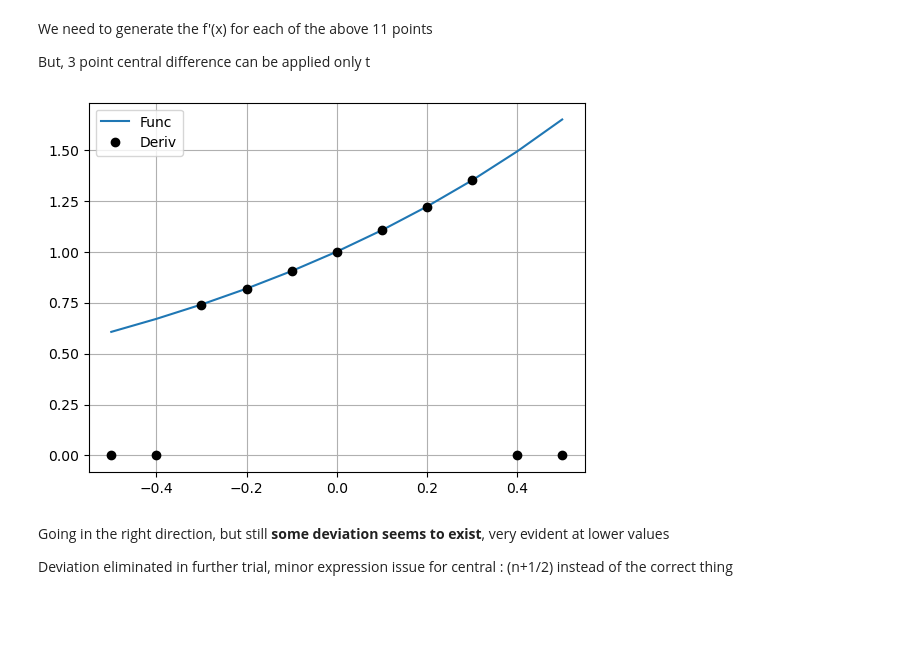
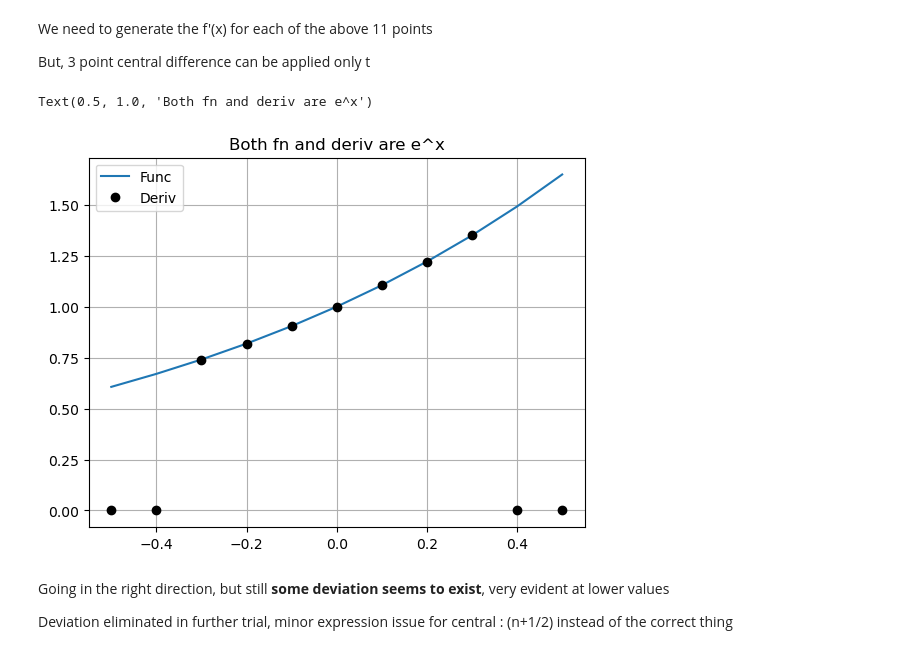
Before and after one commit to SoumyajeetMazumdar/CQMPP, a Jupyter notebook: #3/part1.ipynb, the cells around one changed output. Cells and saved outputs as stored; diff of their text form; code cells hidden in the pictures; blank space fills up the shorter version.

```diff
--- a/#3/part1.ipynb
+++ b/#3/part1.ipynb
@@ -104,24 +106,26 @@ But, 3 point central difference can be applied only t
 # %%
 central_5_point_stencil = returnStencilCoefficients(5, (5+1)//2, 1, h)
 
 #applying the 3 point scheme to the central elements
 for i in range(2,len(fx_vals)-2): # leaving first and last ones out
     # temp_x = [round(x_val[k],2) for k in range(i-1,i+1+1)]
     # print(temp_x)
     # properly being accessed
 
     temp_x = [fx_vals[k] for k in range(i-2,i+1+2)] # gives a 5-point array to calculate the derivative at current index
 
     f_prime[i] = np.dot(central_5_point_stencil, np.transpose(temp_x))
 
 f_prime
 
 plt.plot(x_val, fx_vals,"-" ,  label = "Func")
 plt.plot(x_val, f_prime, "ok", label = "Deriv")
 plt.legend()
 plt.grid()
+plt.title("Both fn and deriv are e^x")
 # %% [output]
+Text(0.5, 1.0, 'Both fn and deriv are e^x')
-[figure, old version]
+[figure, new version]
 # %% [markdown]
 Going in the right direction, but still **some deviation seems to exist**, very evident at lower values
 
```
Also changed, not shown: parts of 4 cells of this notebook.
